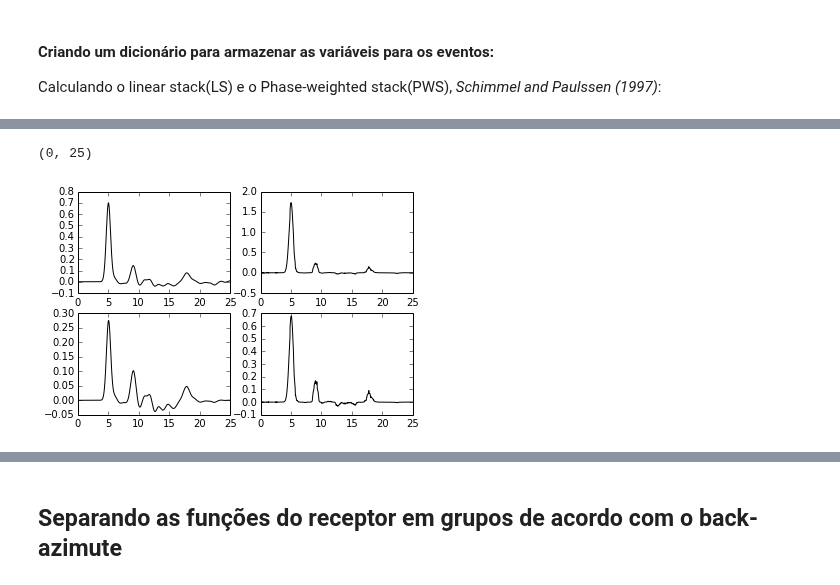
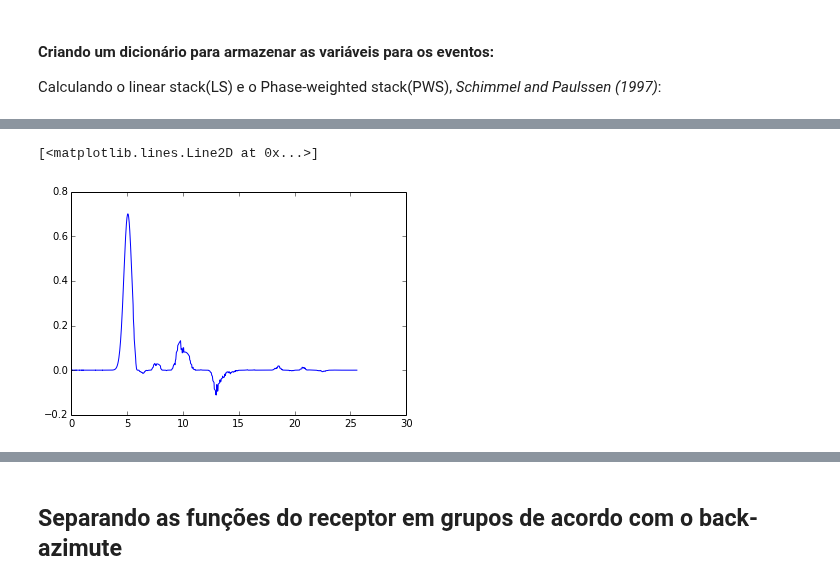
Before and after one commit to dIOGOLOC/projeto_mestrado, a Jupyter notebook: plotagem_funcao_receptor.ipynb, the cells around one changed output, grey strips where cells are left out. Cells and saved outputs as stored; diff of their text form; code cells hidden in the pictures.

```diff
--- a/plotagem_funcao_receptor.ipynb
+++ b/plotagem_funcao_receptor.ipynb
@@ -6,7 +6,7 @@ Módulos como glob, os e shutil são utilizados em algumas rotinas de busca e co
 # %% [markdown]
 <h3>Escolha da estação para plotar das funções do Receptor</h3>
 # %%
-STA = 'SLP01'
+STA = 'STA05'
 # %% [markdown]
 <h3>Procurando as funções do Receptor nas pastas das estações:</h3>
 # %%
@@ -140,12 +142,12 @@ window = signal.triang(1024)
 STdados['data1024_window'] = STdados['data1024']*window
 STdados['LS'] = (np.array(STdados['data1024']).sum(axis=0)/len(STdados['data1024']))
 STdados['phase'] = np.array([(fftpack.dct(i)) for i in STdados['data1024']])
-STdados['phase'] = phase=np.array([np.arctan(np.real(i)/np.imag(i)) for i in STdados['data1024']])
+STdados['phase'] = np.array([np.arctan(np.real(i)/np.imag(i)) for i in STdados['data1024']])
 STdados['phase_stack'] = np.array((STdados['phase']).sum(axis=0)/len(STdados['phase']))
 STdados['PWS']= STdados['LS']*(np.power(STdados['phase_stack'],2))
 STdados['LS_window'] = (np.array(STdados['data1024_window']).sum(axis=0)/len(STdados['data1024_window']))
 STdados['phase_window'] = np.array([(fftpack.dct(i)) for i in STdados['data1024_window']])
-STdados['phase_window'] = phase=np.array([np.arctan(np.real(i)/np.imag(i)) for i in STdados['data1024_window']])
+STdados['phase_window'] = np.array([np.arctan(np.real(i)/np.imag(i)) for i in STdados['data1024_window']])
 STdados['phase_stack_window'] = np.array((STdados['phase_window']).sum(axis=0)/len(STdados['phase']))
 STdados['PWS_window']= STdados['LS_window']*(np.power(STdados['phase_stack_window'],2))
 for i in xrange(len(STdados['stR'])):
@@ -167,23 +157,5 @@ plt.yticks([])
-# %%
-gs = gridspec.GridSpec(2,2)
-ax1 = plt.subplot(gs[0])
-ax2 = plt.subplot(gs[1])
-ax3 = plt.subplot(gs[2])
-ax4 = plt.subplot(gs[3])
-
-
-ax1.plot(STdados['stack_time'],STdados['LS'],'k')
-ax1.set_xlim([0,25])
-#ax1.set_ylim([-0.5,2])
-ax2.plot(STdados['stack_time'],STdados['PWS'],'k')
-ax2.set_xlim([0,25])
-#ax2.set_ylim([-0.5,2])
-ax3.plot(STdados['stack_time'],STdados['LS_window'],'k')
-ax3.set_xlim([0,25])
-#ax3.set_ylim([-0.5,1])
-ax4.plot(STdados['stack_time'],STdados['PWS_window'],'k')
-ax4.set_xlim([0,25])
-#ax4.set_ylim([-0.5,1])
-# %% [output]
-(0, 25)
-[figure, removed]
+# %%
+plt.plot(STdados['stack_time'],STdados['PWS_window'] )
+# %% [output]
+[<matplotlib.lines.Line2D at 0x...>]
+[figure, added]
```
Also changed, not shown: parts of 16 cells of this notebook, 1 other file.
